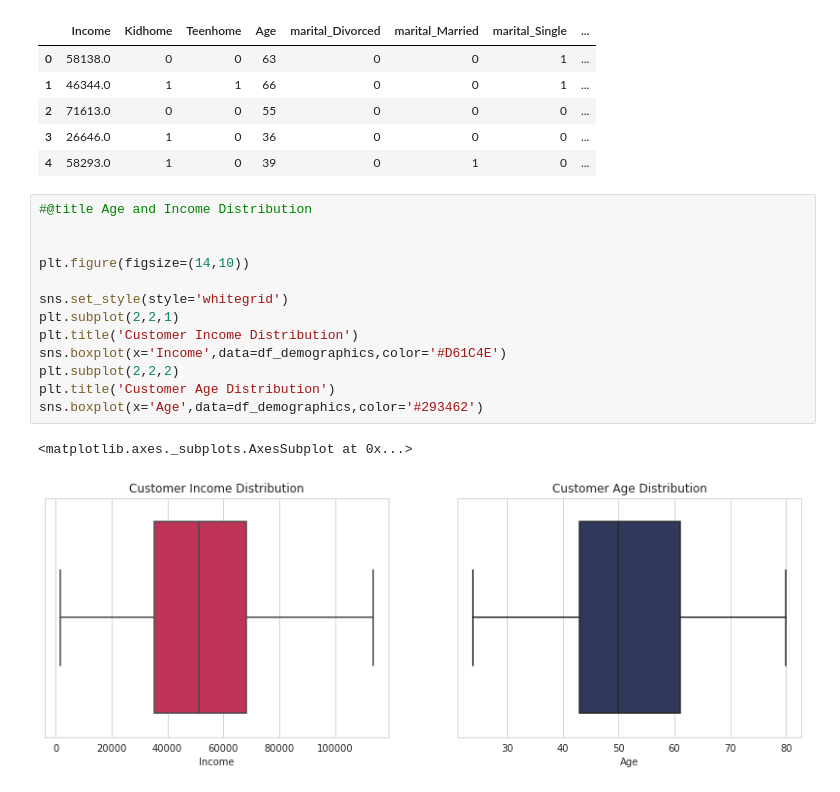
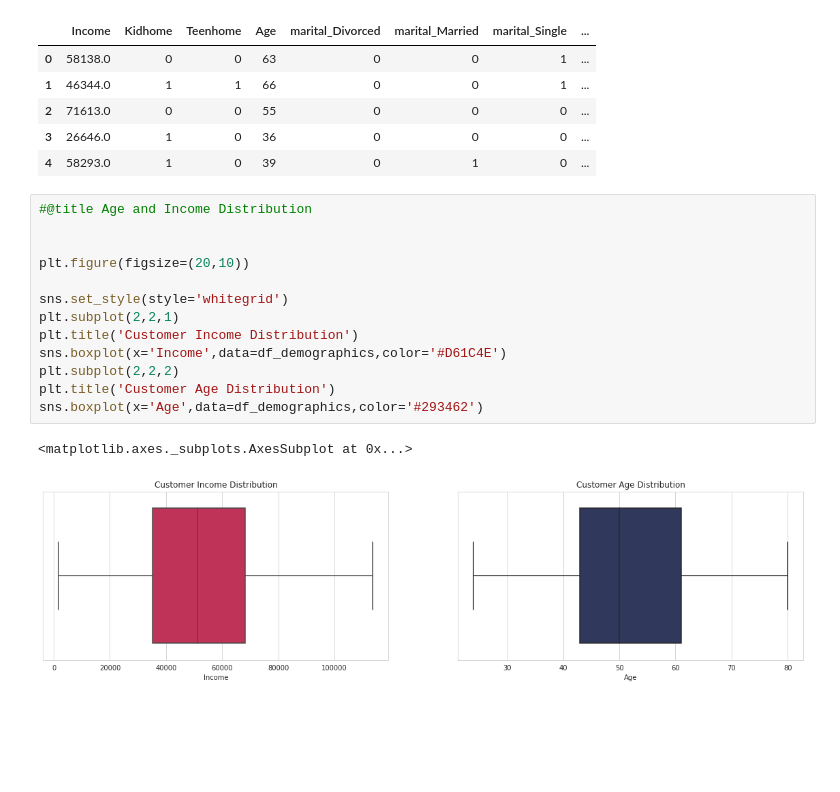
Before and after one commit to FMurunga/Marketing-Campaign-Analytics, a Jupyter notebook: Marketing_Campaign_Analysis.ipynb, the cells around one changed output. Saved outputs shown, nothing was run; the diff lists cells and outputs as text; blank space fills up the shorter version.

```diff
--- a/Marketing_Campaign_Analysis.ipynb
+++ b/Marketing_Campaign_Analysis.ipynb
@@ -63,16 +78,16 @@ df_demographics.head()
 # %%
 #@title Age and Income Distribution
 
 
-plt.figure(figsize=(14,10))
+plt.figure(figsize=(20,10))
 
 sns.set_style(style='whitegrid')
 plt.subplot(2,2,1)
 plt.title('Customer Income Distribution')
 sns.boxplot(x='Income',data=df_demographics,color='#D61C4E')
 plt.subplot(2,2,2)
 plt.title('Customer Age Distribution')
 sns.boxplot(x='Age',data=df_demographics,color='#293462')
 # %% [output]
 <matplotlib.axes._subplots.AxesSubplot at 0x...>
-[figure, old version]
+[figure, new version]
```
Also changed, not shown: parts of 6 cells of this notebook.
